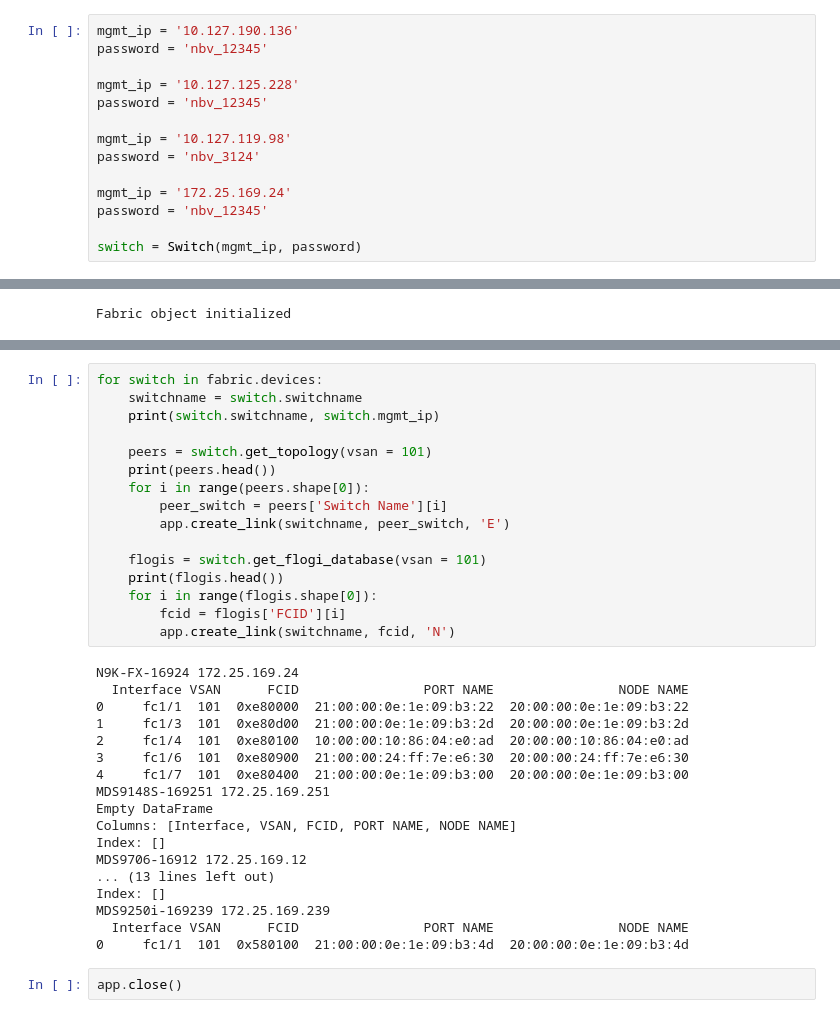
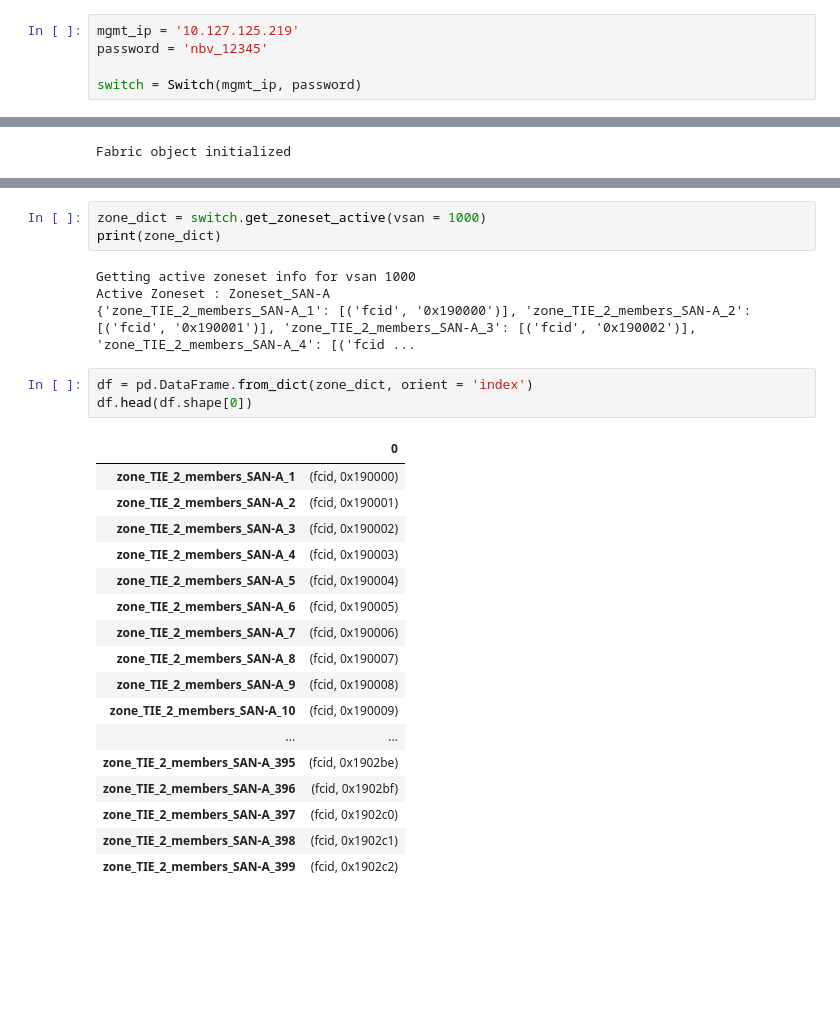
Before and after one commit to umangnangal/Topology_Generator, a Jupyter notebook: OOP Implementation/demo-2.ipynb, the cells around one changed output, grey strips where cells are left out. Drawn from its saved outputs; the diff is of its cells as text; blank space fills up the shorter version.

```diff
--- a/OOP Implementation/demo-2.ipynb
+++ b/OOP Implementation/demo-2.ipynb
@@ -20,14 +10,5 @@ from sapphire import *
 # %%
-mgmt_ip = '10.127.190.136'
-password = 'nbv_12345'
-
-mgmt_ip = '10.127.125.228'
-password = 'nbv_12345'
-
-mgmt_ip = '10.127.119.98'
-password = 'nbv_3124'
-
-mgmt_ip = '172.25.169.24'
+mgmt_ip = '10.127.125.219'
 password = 'nbv_12345'
 
 switch = Switch(mgmt_ip, password)
@@ -74,36 +46,28 @@ app = App(url, user, password)
-# %%
-for switch in fabric.devices:
-    switchname = switch.switchname
-    print(switch.switchname, switch.mgmt_ip)
-
-    peers = switch.get_topology(vsan = 101)
-    print(peers.head())
-    for i in range(peers.shape[0]):
-        peer_switch = peers['Switch Name'][i]
-        app.create_link(switchname, peer_switch, 'E')
-
-    flogis = switch.get_flogi_database(vsan = 101)
-    print(flogis.head())
-    for i in range(flogis.shape[0]):
-        fcid = flogis['FCID'][i]
-        app.create_link(switchname, fcid, 'N')
-# %% [output]
-N9K-FX-16924 172.25.169.24
-  Interface VSAN      FCID                PORT NAME                NODE NAME
-0     fc1/1  101  0xe80000  21:00:00:0e:1e:09:b3:22  20:00:00:0e:1e:09:b3:22
-1     fc1/3  101  0xe80d00  21:00:00:0e:1e:09:b3:2d  20:00:00:0e:1e:09:b3:2d
-2     fc1/4  101  0xe80100  10:00:00:10:86:04:e0:ad  20:00:00:10:86:04:e0:ad
-3     fc1/6  101  0xe80900  21:00:00:24:ff:7e:e6:30  20:00:00:24:ff:7e:e6:30
-4     fc1/7  101  0xe80400  21:00:00:0e:1e:09:b3:00  20:00:00:0e:1e:09:b3:00
-MDS9148S-169251 172.25.169.251
-Empty DataFrame
-Columns: [Interface, VSAN, FCID, PORT NAME, NODE NAME]
-Index: []
-MDS9706-16912 172.25.169.12
-... (13 lines left out)
-Index: []
-MDS9250i-169239 172.25.169.239
-  Interface VSAN      FCID                PORT NAME                NODE NAME
-0     fc1/1  101  0x580100  21:00:00:0e:1e:09:b3:4d  20:00:00:0e:1e:09:b3:4d
-# %%
-app.close()
+# %%
+zone_dict = switch.get_zoneset_active(vsan = 1000)
+print(zone_dict)
+# %% [output]
+Getting active zoneset info for vsan 1000
+Active Zoneset : Zoneset_SAN-A
+{'zone_TIE_2_members_SAN-A_1': [('fcid', '0x190000')], 'zone_TIE_2_members_SAN-A_2': [('fcid', '0x190001')], 'zone_TIE_2_members_SAN-A_3': [('fcid', '0x190002')], 'zone_TIE_2_members_SAN-A_4': [('fcid ...
+# %%
+df = pd.DataFrame.from_dict(zone_dict, orient = 'index')
+df.head(df.shape[0])
+# %% [output]
+|  | 0 |
+| zone_TIE_2_members_SAN-A_1 | (fcid, 0x190000) |
+| zone_TIE_2_members_SAN-A_2 | (fcid, 0x190001) |
+| zone_TIE_2_members_SAN-A_3 | (fcid, 0x190002) |
+| zone_TIE_2_members_SAN-A_4 | (fcid, 0x190003) |
+| zone_TIE_2_members_SAN-A_5 | (fcid, 0x190004) |
+| zone_TIE_2_members_SAN-A_6 | (fcid, 0x190005) |
+| zone_TIE_2_members_SAN-A_7 | (fcid, 0x190006) |
+| zone_TIE_2_members_SAN-A_8 | (fcid, 0x190007) |
+| zone_TIE_2_members_SAN-A_9 | (fcid, 0x190008) |
+| zone_TIE_2_members_SAN-A_10 | (fcid, 0x190009) |
+| ... | ... |
+| zone_TIE_2_members_SAN-A_395 | (fcid, 0x1902be) |
+| zone_TIE_2_members_SAN-A_396 | (fcid, 0x1902bf) |
+| zone_TIE_2_members_SAN-A_397 | (fcid, 0x1902c0) |
+| zone_TIE_2_members_SAN-A_398 | (fcid, 0x1902c1) |
+| zone_TIE_2_members_SAN-A_399 | (fcid, 0x1902c2) |
```
Also changed, not shown: parts of 3 cells of this notebook, 4 other files.
